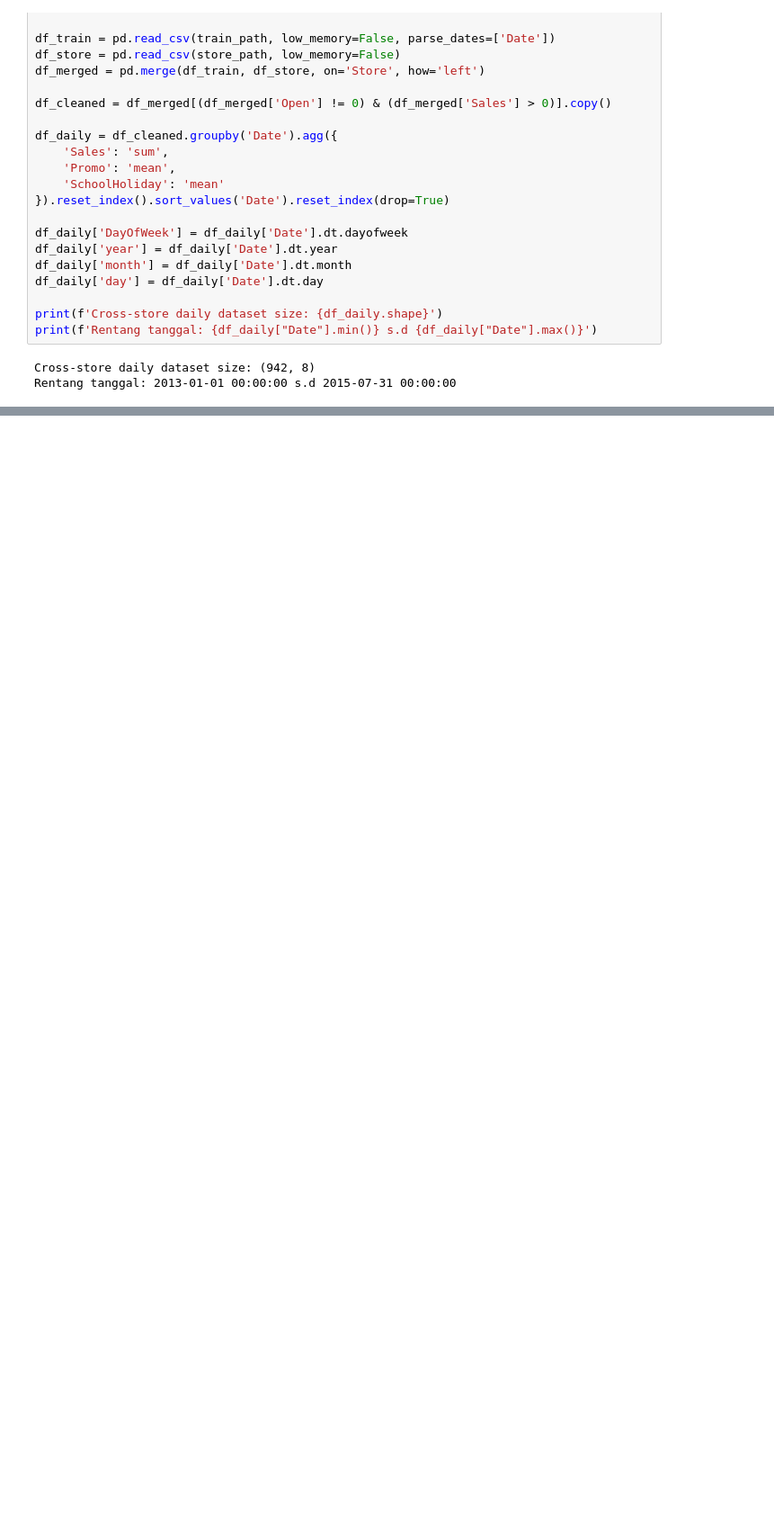
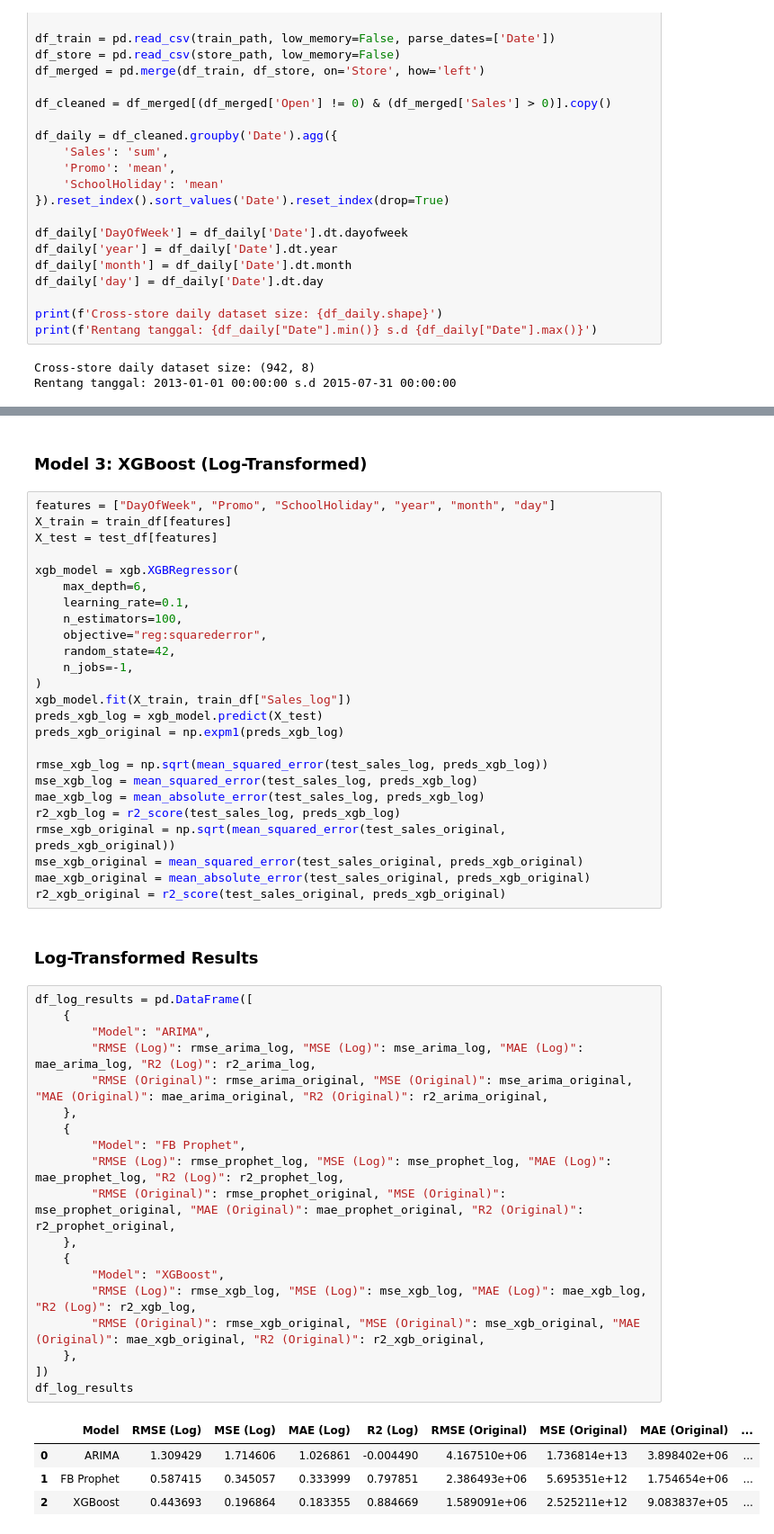
Before and after one commit to wahyuramadhandotcom/A-Hybrid-forecasting-model, a Jupyter notebook: notebooks/malik_rossmann_daily.ipynb, the cells around one changed output, grey strips where cells are left out. Shown at 90% size. Saved outputs shown, nothing was run; the diff lists cells and outputs as text; blank space fills up the shorter version.

```diff
--- a/notebooks/malik_rossmann_daily.ipynb
+++ b/notebooks/malik_rossmann_daily.ipynb
@@ -681,0 +126,53 @@ Two preprocessing approaches compared using 4 forecasting models on the cross-st
+# %% [markdown]
+### Model 3: XGBoost (Log-Transformed)
+# %%
+features = ["DayOfWeek", "Promo", "SchoolHoliday", "year", "month", "day"]
+X_train = train_df[features]
+X_test = test_df[features]
+
+xgb_model = xgb.XGBRegressor(
+    max_depth=6,
+    learning_rate=0.1,
+    n_estimators=100,
+    objective="reg:squarederror",
+    random_state=42,
+    n_jobs=-1,
+)
+xgb_model.fit(X_train, train_df["Sales_log"])
+preds_xgb_log = xgb_model.predict(X_test)
+preds_xgb_original = np.expm1(preds_xgb_log)
+
+rmse_xgb_log = np.sqrt(mean_squared_error(test_sales_log, preds_xgb_log))
+mse_xgb_log = mean_squared_error(test_sales_log, preds_xgb_log)
+mae_xgb_log = mean_absolute_error(test_sales_log, preds_xgb_log)
+r2_xgb_log = r2_score(test_sales_log, preds_xgb_log)
+rmse_xgb_original = np.sqrt(mean_squared_error(test_sales_original, preds_xgb_original))
+mse_xgb_original = mean_squared_error(test_sales_original, preds_xgb_original)
+mae_xgb_original = mean_absolute_error(test_sales_original, preds_xgb_original)
+r2_xgb_original = r2_score(test_sales_original, preds_xgb_original)
+# %% [markdown]
+### Log-Transformed Results
+# %%
+df_log_results = pd.DataFrame([
+    {
+        "Model": "ARIMA",
+        "RMSE (Log)": rmse_arima_log, "MSE (Log)": mse_arima_log, "MAE (Log)": mae_arima_log, "R2 (Log)": r2_arima_log,
+        "RMSE (Original)": rmse_arima_original, "MSE (Original)": mse_arima_original, "MAE (Original)": mae_arima_original, "R2 (Original)": r2_arima_original,
+    },
+    {
+        "Model": "FB Prophet",
+        "RMSE (Log)": rmse_prophet_log, "MSE (Log)": mse_prophet_log, "MAE (Log)": mae_prophet_log, "R2 (Log)": r2_prophet_log,
+        "RMSE (Original)": rmse_prophet_original, "MSE (Original)": mse_prophet_original, "MAE (Original)": mae_prophet_original, "R2 (Original)": r2_prophet_original,
+    },
+    {
+        "Model": "XGBoost",
+        "RMSE (Log)": rmse_xgb_log, "MSE (Log)": mse_xgb_log, "MAE (Log)": mae_xgb_log, "R2 (Log)": r2_xgb_log,
+        "RMSE (Original)": rmse_xgb_original, "MSE (Original)": mse_xgb_original, "MAE (Original)": mae_xgb_original, "R2 (Original)": r2_xgb_original,
+    },
+])
+df_log_results
+# %% [output]
+|  | Model | RMSE (Log) | MSE (Log) | MAE (Log) | R2 (Log) | RMSE (Original) | MSE (Original) | MAE (Original) | ... |
+| 0 | ARIMA | 1.309429 | 1.714606 | 1.026861 | -0.004490 | 4.167510e+06 | 1.736814e+13 | 3.898402e+06 | ... |
+| 1 | FB Prophet | 0.587415 | 0.345057 | 0.333999 | 0.797851 | 2.386493e+06 | 5.695351e+12 | 1.754654e+06 | ... |
+| 2 | XGBoost | 0.443693 | 0.196864 | 0.183355 | 0.884669 | 1.589091e+06 | 2.525211e+12 | 9.083837e+05 | ... |
```
Also changed, not shown: parts of 50 cells of this notebook, 13 other files.
